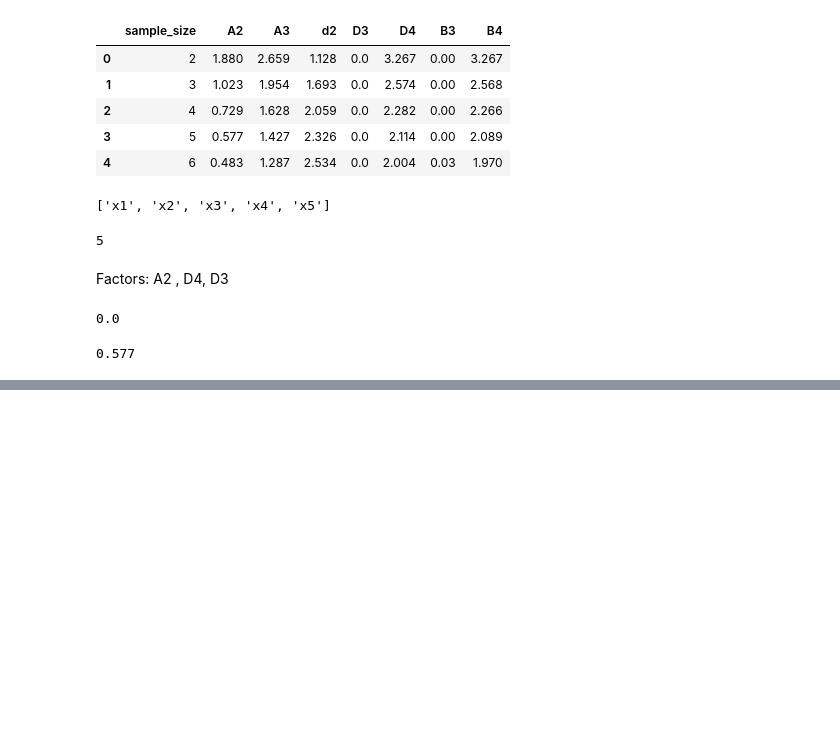
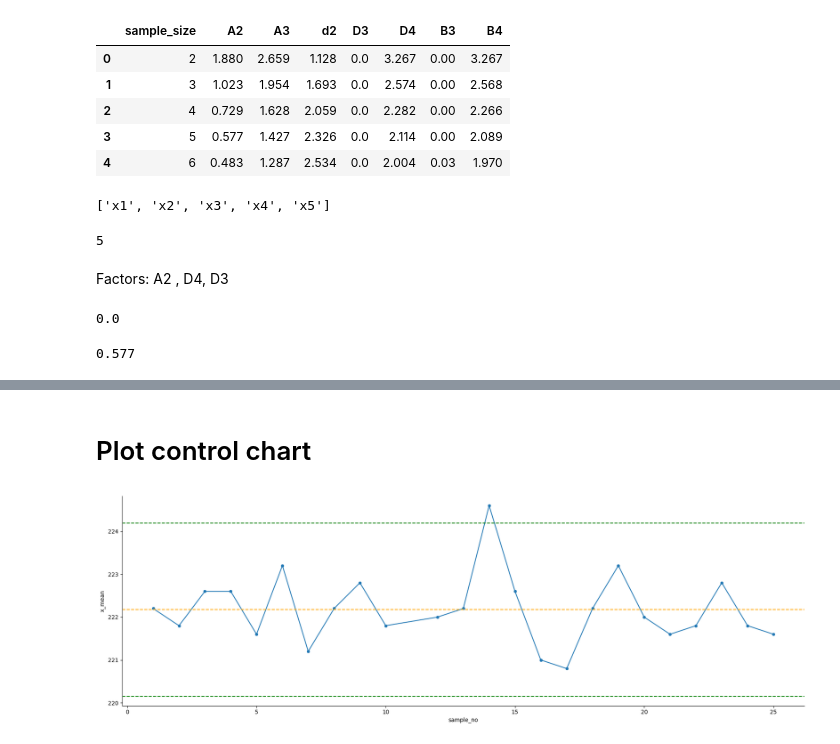
Before and after one commit to fbaezcalderon/winter25_control_charts, a Jupyter notebook: control_chart.ipynb, the cells around one changed output, grey strips where cells are left out. Cells and saved outputs as stored; diff of their text form; code cells hidden in the pictures; blank space fills up the shorter version.

Commit message:
control chart v 1

```diff
--- a/control_chart.ipynb
+++ b/control_chart.ipynb
@@ -187,3 +187,8 @@ a2 =  factor_df.loc[factor_df['sample_size']==sample_size]['A2'].values[0]
 a2
 # %% [output]
 0.577
+# %%
+x_bar_ucl = x_bar_bar + a2 * r_bar
+x_bar_lcl = x_bar_bar - a2 * r_bar
+
+print(x_bar_lcl,x_bar_ucl)
@@ -189,0 +212,18 @@ a2
+# %% [markdown]
+# Plot control chart
+# %%
+def plot_control_chart(cl, ucl, lcl, data, kind):
+
+    g = sns.FacetGrid(data, height= 6, aspect=3 )
+
+    g.map(sns.lineplot,'sample_no',kind)
+    g.map(sns.scatterplot,'sample_no',kind)  # oplot data points
+
+    g.refline(y=cl,color='orange',label = 'Centre Line')  # plot centre line
+
+    g.refline(y=ucl,color='green', label = 'Upper control limit')
+    g.refline(y=lcl,color='green', label ='Lower control limit ' )
+# %%
+plot_control_chart(x_bar_bar,x_bar_ucl,x_bar_lcl,data_df,'x_mean')
+# %% [output]
+[figure, added]
```
Also changed, not shown: parts of 3 cells of this notebook.
